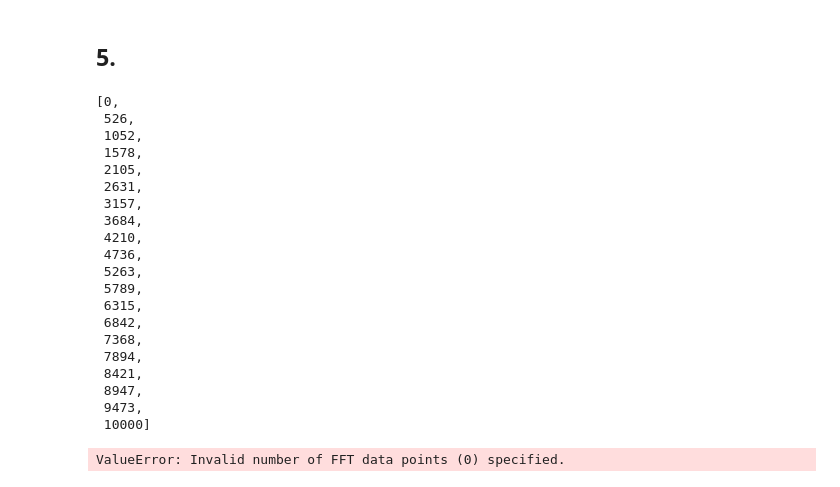
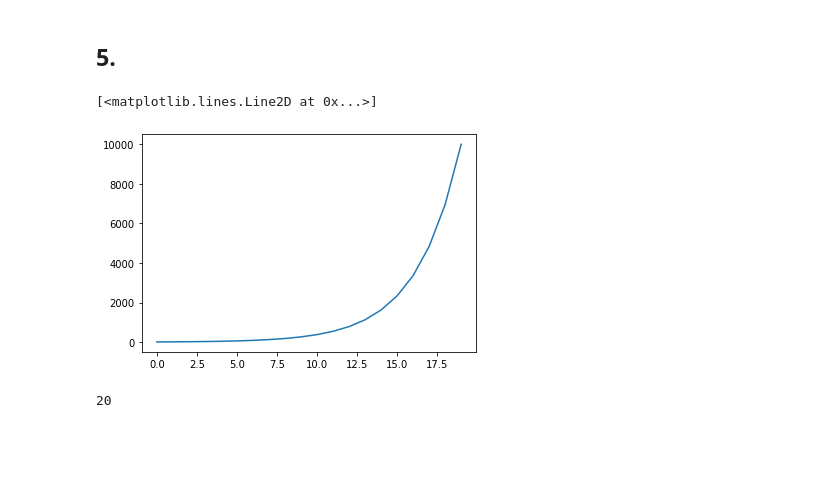
Before and after one commit to DorotheaMueller/mhbf, a Jupyter notebook: ex_2_budding_mueller.ipynb, the cells around one changed output. Saved outputs shown, nothing was run; the diff lists cells and outputs as text; code cells hidden in the pictures; blank space fills up the shorter version.

```diff
--- a/ex_2_budding_mueller.ipynb
+++ b/ex_2_budding_mueller.ipynb
@@ -121,31 +104,9 @@ def linear_SFA(sample_size, tau = 30):
 # %%
-sample_sizes = np.linspace(0, 10000, num=20)
+sample_sizes = np.logspace(1, 4, num=20)
+# sample_sizes = np.linspace(10, 10000, num=20)
 sample_sizes = [int(s) for s in sample_sizes]
 sample_sizes
+plt.plot(sample_sizes)
 # %% [output]
-[0,
- 526,
- 1052,
- 1578,
- 2105,
- 2631,
- 3157,
- 3684,
- 4210,
- 4736,
- 5263,
- 5789,
- 6315,
- 6842,
- 7368,
- 7894,
- 8421,
- 8947,
- 9473,
- 10000]
+[<matplotlib.lines.Line2D at 0x...>]
+[figure, added]
-# %%
-all_eigvec = []
-for size in sample_sizes:
-    all_eigvec.append(linear_SFA(size))
-# %% [output]
-ValueError: Invalid number of FFT data points (0) specified.
@@ -151,0 +127,4 @@ ValueError: Invalid number of FFT data points (0) specified.
+# %%
+print(len(eigvecs))
+# %% [output]
+20
```
Also changed, not shown: parts of 15 cells of this notebook.
